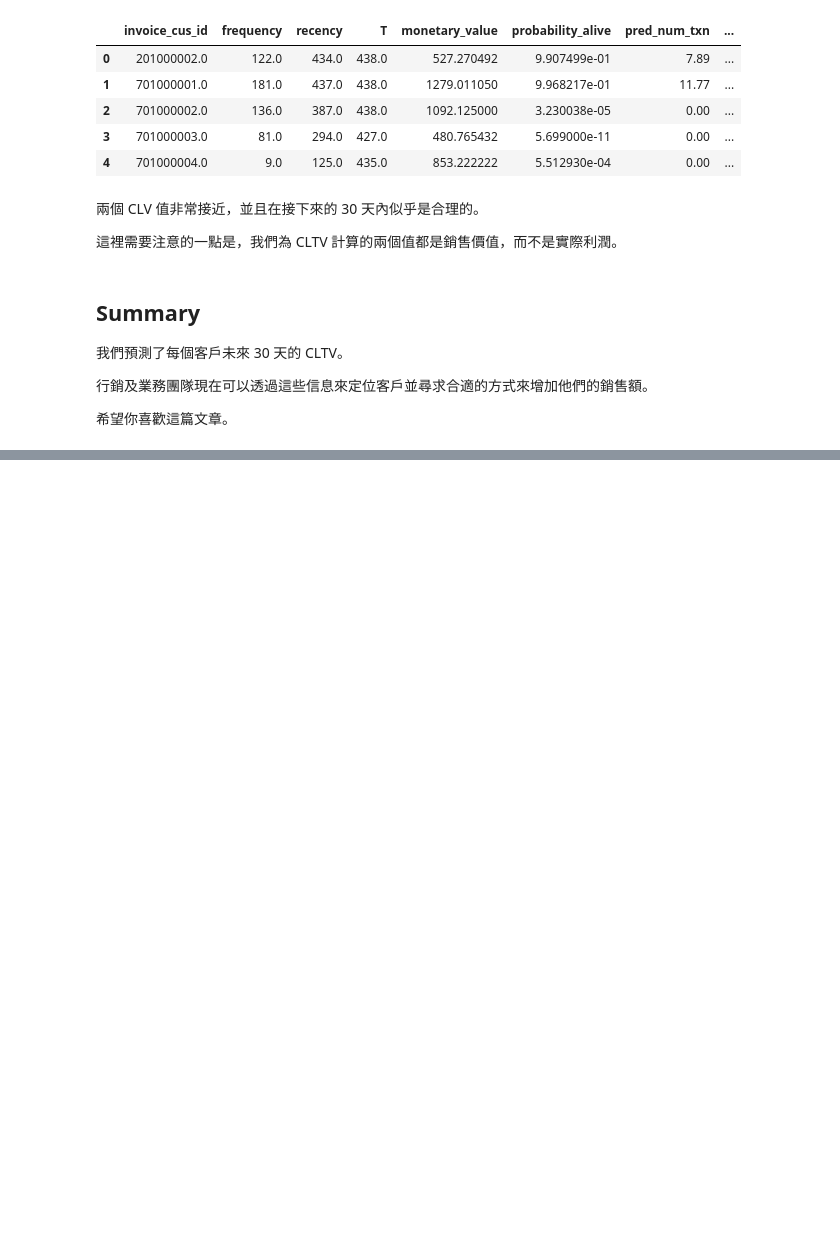
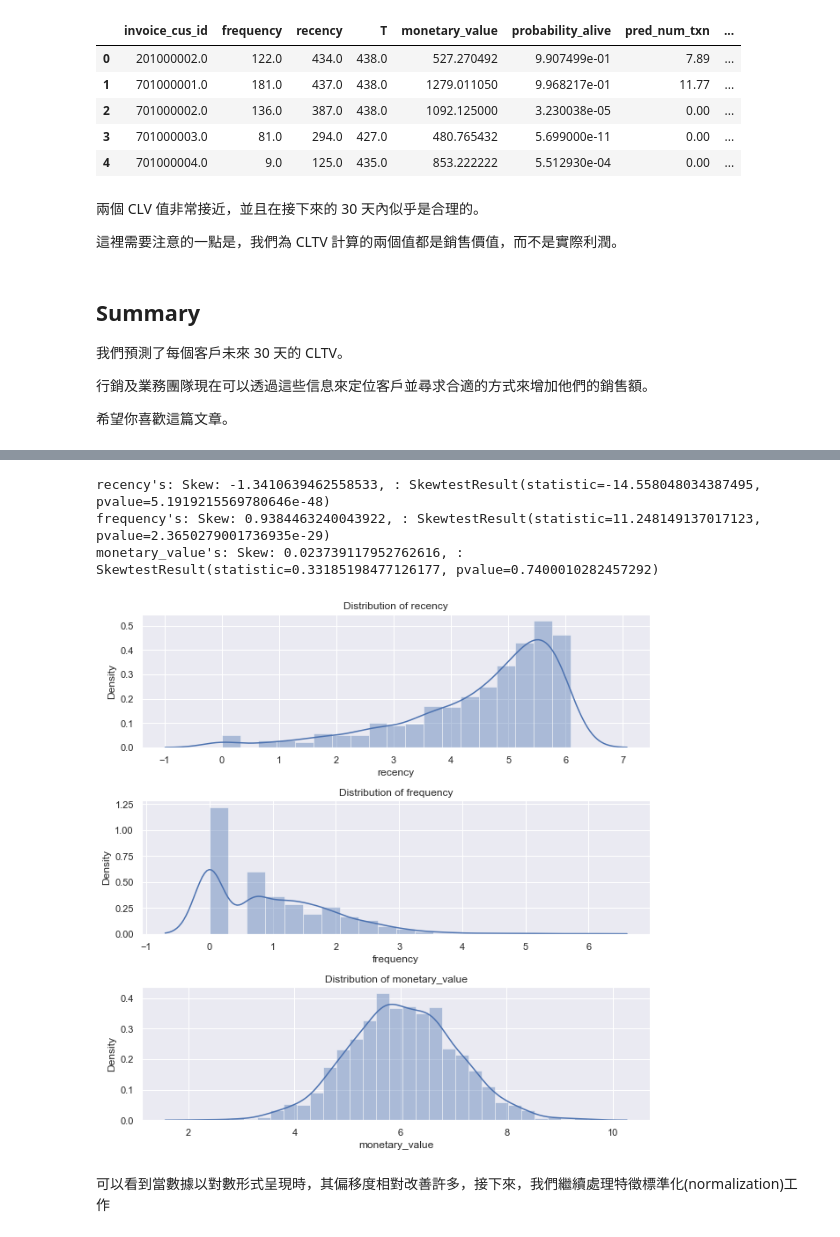
Before and after one commit to impepper/myPortfolio, a Jupyter notebook: _notebooks/2022-04-11-Customer Lifetime Value (CLV).ipynb, the cells around one changed output, grey strips where cells are left out. Cells and saved outputs as stored; diff of their text form; code cells hidden in the pictures; blank space fills up the shorter version.

```diff
--- a/_notebooks/2022-04-11-Customer Lifetime Value (CLV).ipynb
+++ b/_notebooks/2022-04-11-Customer Lifetime Value (CLV).ipynb
@@ -515,0 +561,3 @@ summary.head()
+# %%
+clv_rfm = summary[['invoice_cus_id','recency','frequency','T','monetary_value']]
+clv_rfm['invoice_cus_id'].astype("string")
@@ -515,0 +577,18 @@ summary.head()
+# %%
+#Removing Skewness
+clv_log = np.log(clv_rfm)
+plt.figure(figsize=(9, 9))
+plt.subplot(3, 1, 1)
+check_skew(clv_log,'recency')
+plt.subplot(3, 1, 2)
+check_skew(clv_log,'frequency')
+plt.subplot(3, 1, 3)
+check_skew(clv_log,'monetary_value')
+plt.tight_layout()
+# %% [output]
+recency's: Skew: -1.3410639462558533, : SkewtestResult(statistic=-14.558048034387495, pvalue=5.1919215569780646e-48)
+frequency's: Skew: 0.9384463240043922, : SkewtestResult(statistic=11.248149137017123, pvalue=2.3650279001736935e-29)
+monetary_value's: Skew: 0.023739117952762616, : SkewtestResult(statistic=0.33185198477126177, pvalue=0.7400010282457292)
+[figure, added]
+# %% [markdown]
+可以看到當數據以對數形式呈現時，其偏移度相對改善許多，接下來，我們繼續處理特徵標準化(normalization)工作
```
Also changed, not shown: parts of 33 cells of this notebook.
